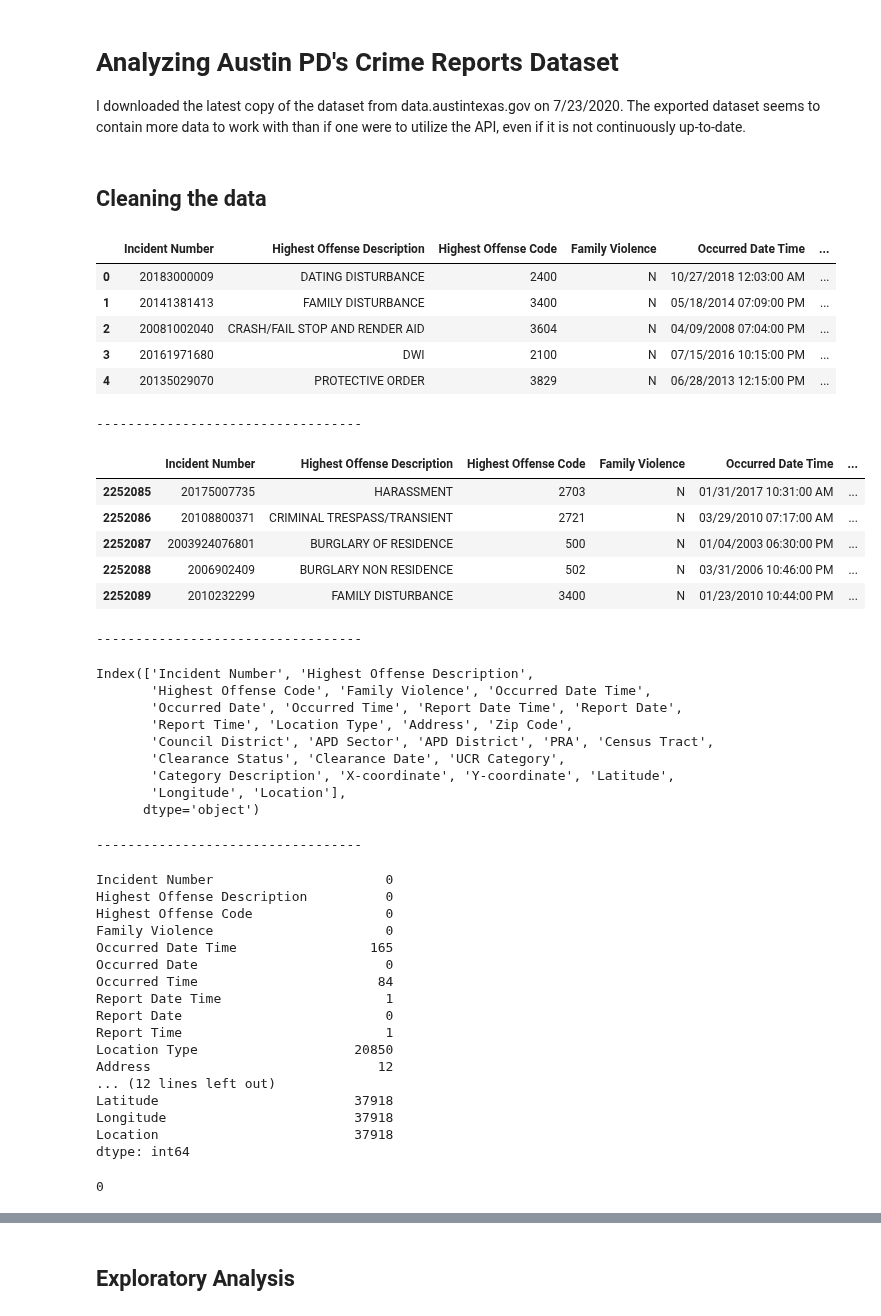
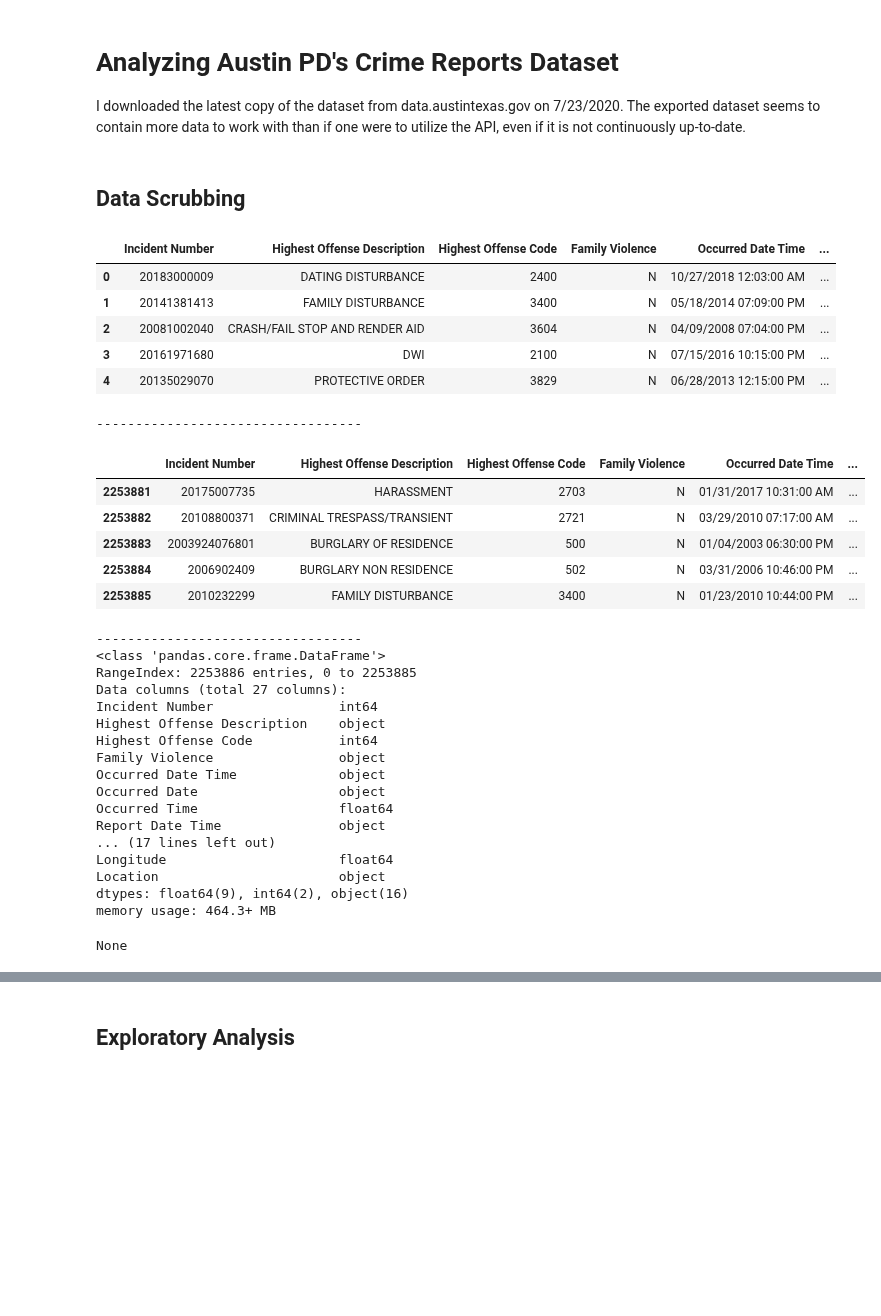
Before and after one commit to rgrantham82/Crime-Analysis, a Jupyter notebook: Austin Crimes Report Analysis.ipynb, the cells around one changed output, grey strips where cells are left out. Cells and saved outputs as stored; diff of their text form; code cells hidden in the pictures; blank space fills up the shorter version.

```diff
--- a/Austin Crimes Report Analysis.ipynb
+++ b/Austin Crimes Report Analysis.ipynb
@@ -12,64 +14,49 @@ import seaborn as sns
 import warnings
 warnings.filterwarnings('ignore')
 # %%
-df = pd.read_csv('datasets\crime_reports.csv', parse_dates=True)
+# Loading the data
+df = pd.read_csv('datasets\crime_reports.csv')
-# %% [markdown]
-## Cleaning the data
+# %% [markdown]
+## Data Scrubbing
 # %%
 pd.set_option('display.max_columns', None)
 
-# Examining the dataset
+# Examining the head, tail, info, and null values
 display(df.head())
 print('----------------------------------')
 display(df.tail())
 print('----------------------------------')
-display(df.columns)
-print('----------------------------------')
-display(df.isnull().sum())
+display(df.info())
 # %% [output]
 |  | Incident Number | Highest Offense Description | Highest Offense Code | Family Violence | Occurred Date Time | ... |
 | 0 | 20183000009 | DATING DISTURBANCE | 2400 | N | 10/27/2018 12:03:00 AM | ... |
 | 1 | 20141381413 | FAMILY DISTURBANCE | 3400 | N | 05/18/2014 07:09:00 PM | ... |
 | 2 | 20081002040 | CRASH/FAIL STOP AND RENDER AID | 3604 | N | 04/09/2008 07:04:00 PM | ... |
 | 3 | 20161971680 | DWI | 2100 | N | 07/15/2016 10:15:00 PM | ... |
 | 4 | 20135029070 | PROTECTIVE ORDER | 3829 | N | 06/28/2013 12:15:00 PM | ... |
 ----------------------------------
 |  | Incident Number | Highest Offense Description | Highest Offense Code | Family Violence | Occurred Date Time | ... |
-| 2252085 | 20175007735 | HARASSMENT | 2703 | N | 01/31/2017 10:31:00 AM | ... |
-| 2252086 | 20108800371 | CRIMINAL TRESPASS/TRANSIENT | 2721 | N | 03/29/2010 07:17:00 AM | ... |
-| 2252087 | 2003924076801 | BURGLARY OF RESIDENCE | 500 | N | 01/04/2003 06:30:00 PM | ... |
-| 2252088 | 2006902409 | BURGLARY NON RESIDENCE | 502 | N | 03/31/2006 10:46:00 PM | ... |
-| 2252089 | 2010232299 | FAMILY DISTURBANCE | 3400 | N | 01/23/2010 10:44:00 PM | ... |
+| 2253881 | 20175007735 | HARASSMENT | 2703 | N | 01/31/2017 10:31:00 AM | ... |
+| 2253882 | 20108800371 | CRIMINAL TRESPASS/TRANSIENT | 2721 | N | 03/29/2010 07:17:00 AM | ... |
+| 2253883 | 2003924076801 | BURGLARY OF RESIDENCE | 500 | N | 01/04/2003 06:30:00 PM | ... |
+| 2253884 | 2006902409 | BURGLARY NON RESIDENCE | 502 | N | 03/31/2006 10:46:00 PM | ... |
+| 2253885 | 2010232299 | FAMILY DISTURBANCE | 3400 | N | 01/23/2010 10:44:00 PM | ... |
 ----------------------------------
+<class 'pandas.core.frame.DataFrame'>
+RangeIndex: 2253886 entries, 0 to 2253885
+Data columns (total 27 columns):
+Incident Number                int64
+Highest Offense Description    object
+Highest Offense Code           int64
+Family Violence                object
+Occurred Date Time             object
+Occurred Date                  object
+Occurred Time                  float64
+Report Date Time               object
+... (17 lines left out)
+Longitude                      float64
+Location                       object
+dtypes: float64(9), int64(2), object(16)
+memory usage: 464.3+ MB
-Index(['Incident Number', 'Highest Offense Description',
-       'Highest Offense Code', 'Family Violence', 'Occurred Date Time',
-       'Occurred Date', 'Occurred Time', 'Report Date Time', 'Report Date',
-       'Report Time', 'Location Type', 'Address', 'Zip Code',
-       'Council District', 'APD Sector', 'APD District', 'PRA', 'Census Tract',
-       'Clearance Status', 'Clearance Date', 'UCR Category',
-       'Category Description', 'X-coordinate', 'Y-coordinate', 'Latitude',
-       'Longitude', 'Location'],
-      dtype='object')
+None
-----------------------------------
-Incident Number                      0
-Highest Offense Description          0
-Highest Offense Code                 0
-Family Violence                      0
-Occurred Date Time                 165
-Occurred Date                        0
-Occurred Time                       84
-Report Date Time                     1
-Report Date                          0
-Report Time                          1
-Location Type                    20850
-Address                             12
-... (12 lines left out)
-Latitude                         37918
-Longitude                        37918
-Location                         37918
-dtype: int64
-# %%
-df.duplicated().sum()
-# %% [output]
-0
 # %%
```
Also changed, not shown: parts of 12 cells of this notebook.
